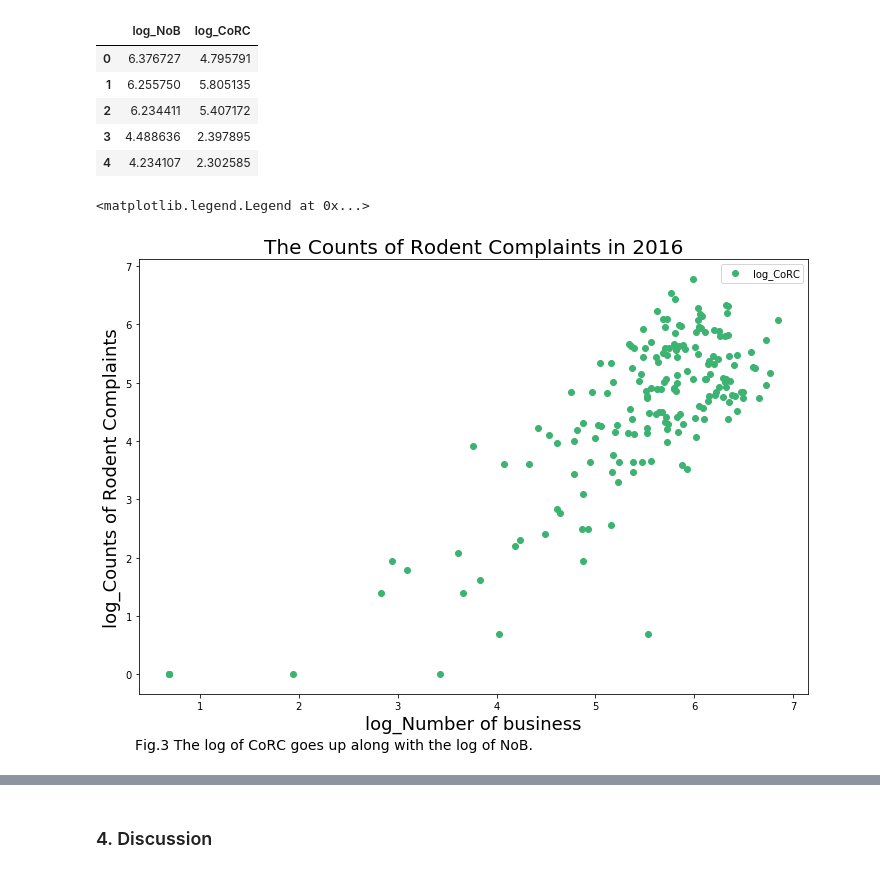
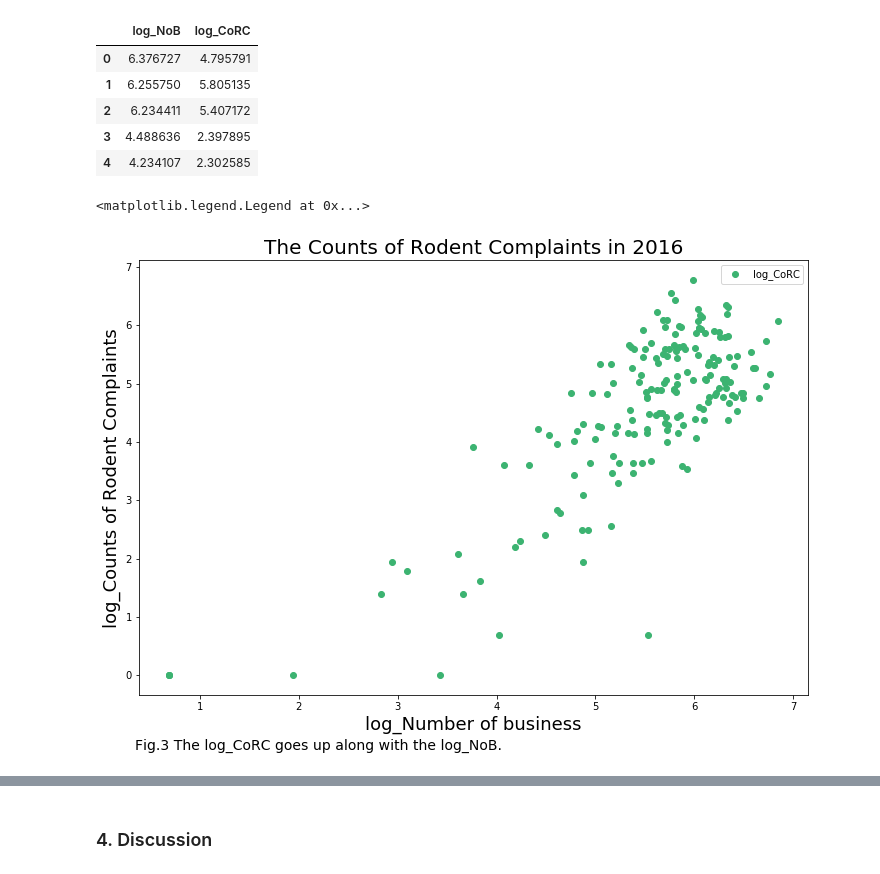
Before and after one commit to lingyielia/Civic, a Jupyter notebook: ProblemSet1/ProblemSet1.ipynb, the cells around one changed output, grey strips where cells are left out. Cells and saved outputs as stored; diff of their text form; code cells hidden in the pictures.

```diff
--- a/ProblemSet1/ProblemSet1.ipynb
+++ b/ProblemSet1/ProblemSet1.ipynb
@@ -204,14 +202,15 @@ datalog.head()
 | 3 | 4.488636 | 2.397895 |
 | 4 | 4.234107 | 2.302585 |
 # %%
+#plot the correlation
 fig = plt.figure(figsize=(12,8))
 plt.plot(datalog['log_NoB'], datalog['log_CoRC'], 'o', color='mediumseagreen')
 plt.title('The Counts of Rodent Complaints in 2016', fontsize = 20)
 plt.xlabel('log_Number of business', fontsize = 18)
 plt.ylabel('log_Counts of Rodent Complaints', fontsize = 18)
-fig.text(.12, .03, "Fig.3 The log of CoRC goes up along with the log of NoB.", fontsize = 14)
+fig.text(.12, .03, "Fig.3 The log_CoRC goes up along with the log_NoB.", fontsize = 14)
 plt.legend()
 # %% [output]
 <matplotlib.legend.Legend at 0x...>
-[figure, old version]
+[figure, new version]
 # %%
```
Also changed, not shown: parts of 14 cells of this notebook.
